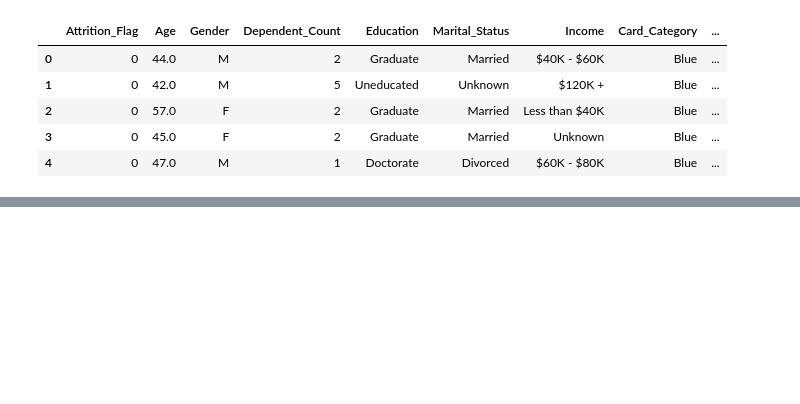
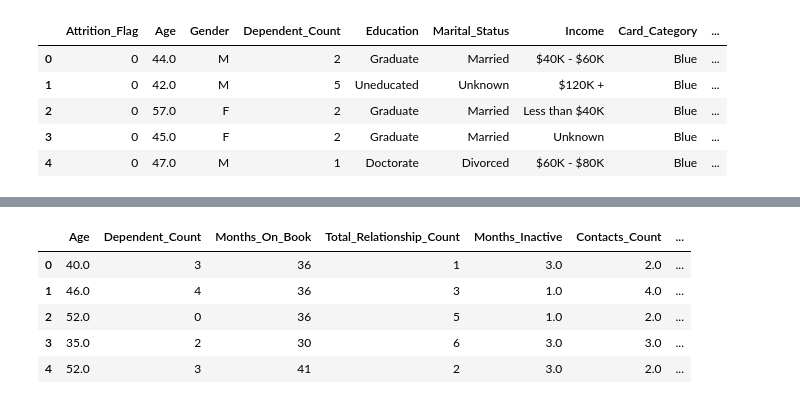
Before and after one commit to ahmedshahjahan/Data-Science-Capstone-Project-Credit-Card-Churn-Prediction, a Jupyter notebook: Notebook/Bank Churners Prediction - Preprocessing.ipynb, the cells around one changed output, grey strips where cells are left out. Drawn from its saved outputs; the diff is of its cells as text; code cells hidden in the pictures; blank space fills up the shorter version.

```diff
--- a/Notebook/Bank Churners Prediction - Preprocessing.ipynb
+++ b/Notebook/Bank Churners Prediction - Preprocessing.ipynb
@@ -124,0 +77,4 @@ X_train, X_test, y_train, y_test = train_test_split(X, y, test_size=0.25, random
+# %%
+# Creating two dataframe for numeric and categorical columns
+X_train_numeric = X_train[X_train.select_dtypes('number').columns]
+X_train_categorical = X_train[X_train.select_dtypes('object').columns]
@@ -124,0 +84,9 @@ X_train, X_test, y_train, y_test = train_test_split(X, y, test_size=0.25, random
+# %%
+X_train_numeric.head()
+# %% [output]
+|  | Age | Dependent_Count | Months_On_Book | Total_Relationship_Count | Months_Inactive | Contacts_Count | ... |
+| 0 | 40.0 | 3 | 36 | 1 | 3.0 | 2.0 | ... |
+| 1 | 46.0 | 4 | 36 | 3 | 1.0 | 4.0 | ... |
+| 2 | 52.0 | 0 | 36 | 5 | 1.0 | 2.0 | ... |
+| 3 | 35.0 | 2 | 30 | 6 | 3.0 | 3.0 | ... |
+| 4 | 52.0 | 3 | 41 | 2 | 3.0 | 2.0 | ... |
```
Also changed, not shown: parts of 45 cells of this notebook.
